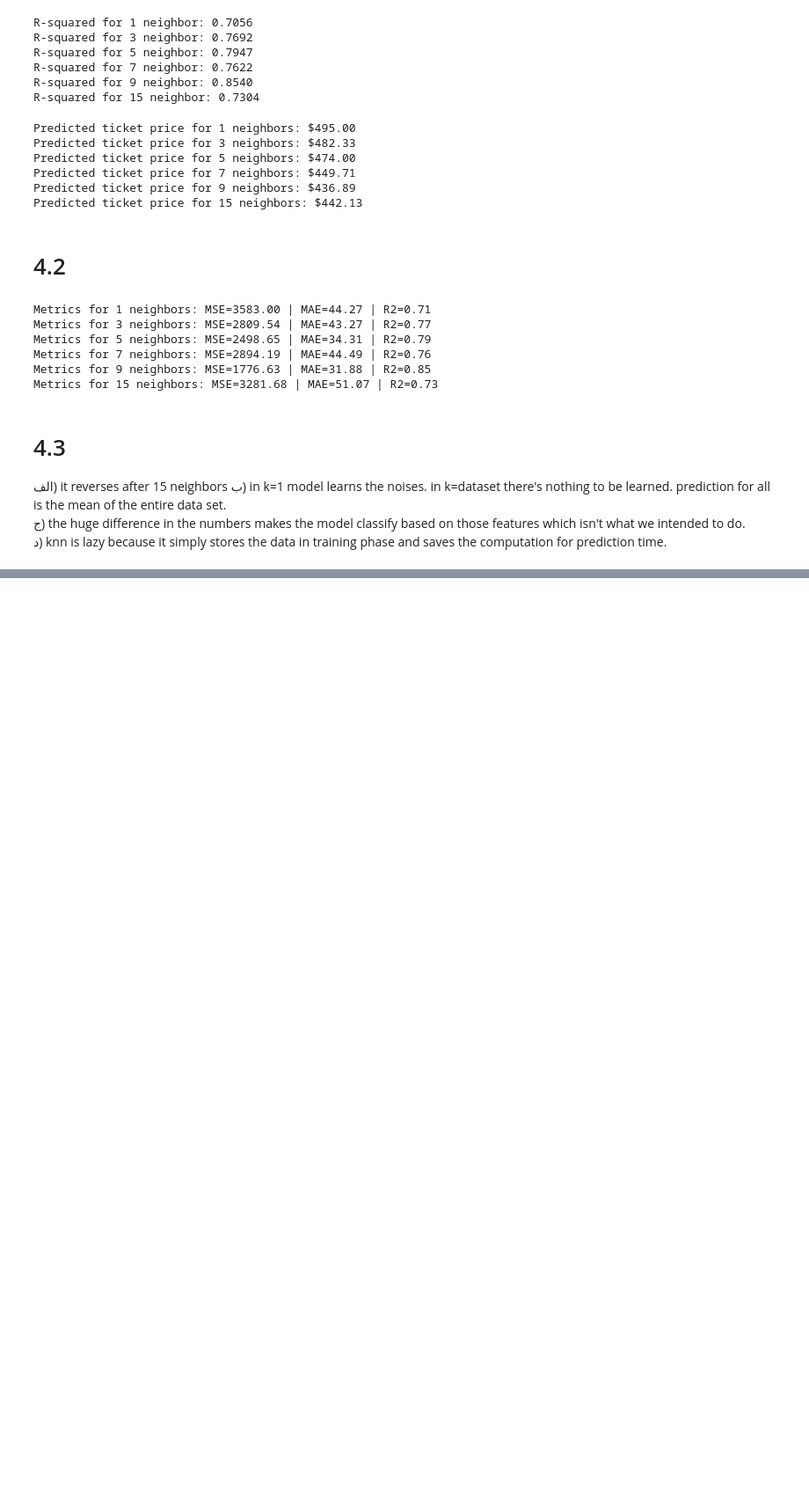
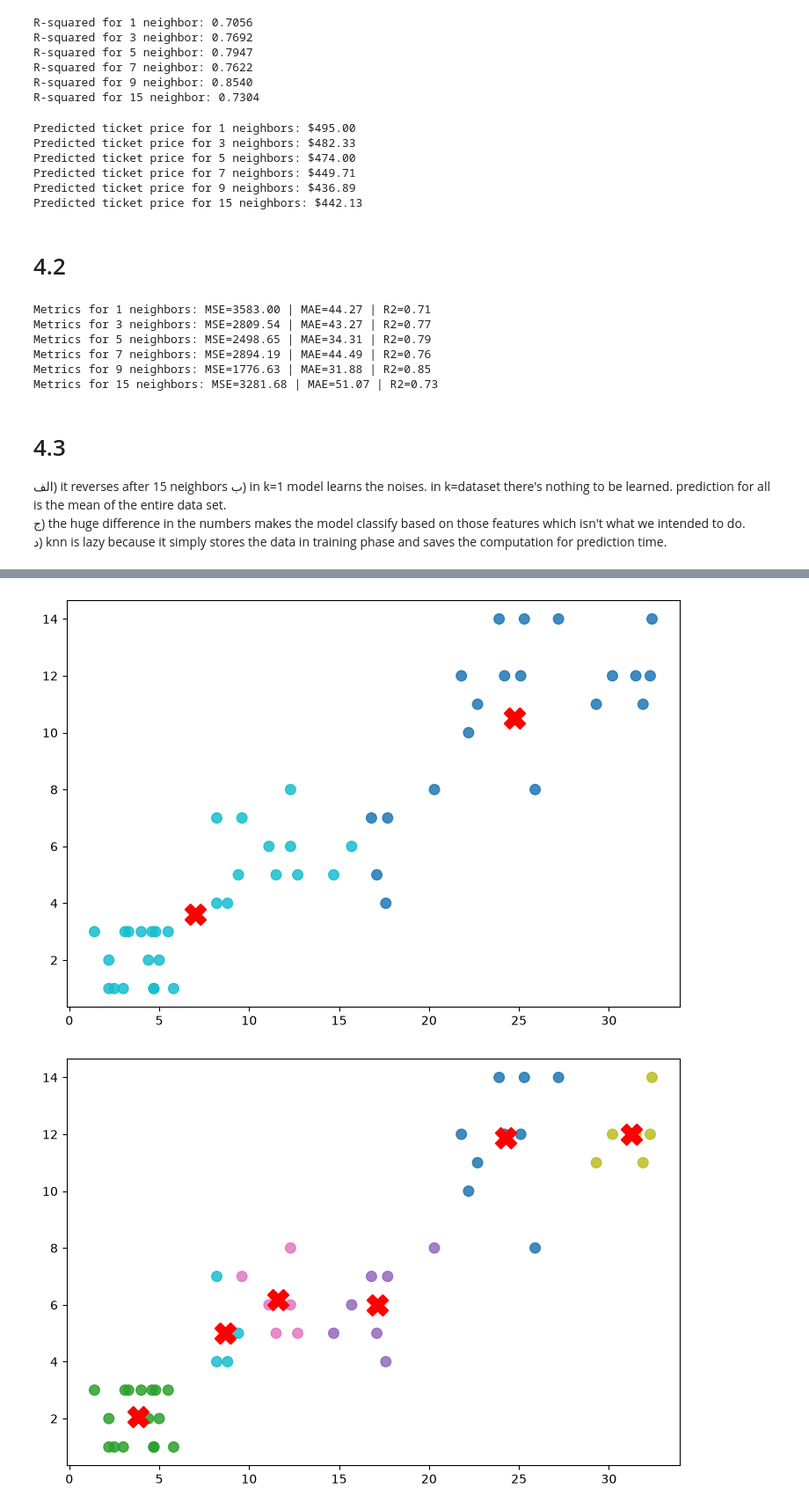
Before and after one commit to tinkerx01/HW7, a Jupyter notebook: app.ipynb, the cells around one changed output, grey strips where cells are left out. Shown at 88% size. Drawn from its saved outputs; the diff is of its cells as text; code cells hidden in the pictures; blank space fills up the shorter version.

```diff
--- a/app.ipynb
+++ b/app.ipynb
@@ -456,0 +627,35 @@ Metrics for 15 neighbors: MSE=3281.68 | MAE=51.07 | R2=0.73
+# %%
+from sklearn.cluster import KMeans
+import matplotlib.pyplot as plt
+
+#د
+def plotClusters(n):
+    model = KMeans(n_clusters=n, random_state=42, n_init='auto')
+    model.fit(listener_data)
+
+    labels = model.labels_
+    centers = model.cluster_centers_
+    listener_data["cluster"] = labels
+    x = listener_data["weekly_listening_hours"]
+    y = listener_data["followed_genres_count"]
+    plt.figure(figsize=(9, 6))
+    scatter = plt.scatter(
+        x, y,
+        c=listener_data["cluster"],   # رنگ بر اساس شماره خوشه
+        cmap="tab10",
+        s=70,
+        alpha=0.85,
+        label="Listeners"
+    )
+    plt.scatter(
+        centers[:, 0], centers[:, 1],
+        c="red", marker="X", s=280, linewidths=1.5,
+        label="Centroids"
+    )
+    plt.show()
+
+plotClusters(2)
+plotClusters(6)
+# %% [output]
+[figure, added]
+[figure, added]
```
Also changed, not shown: parts of 16 cells of this notebook.
